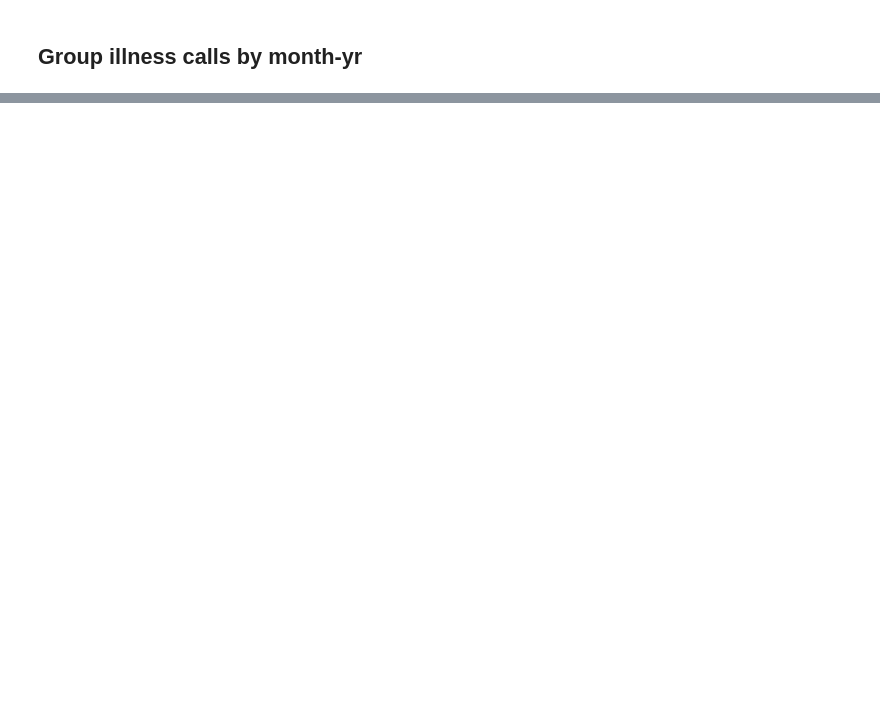
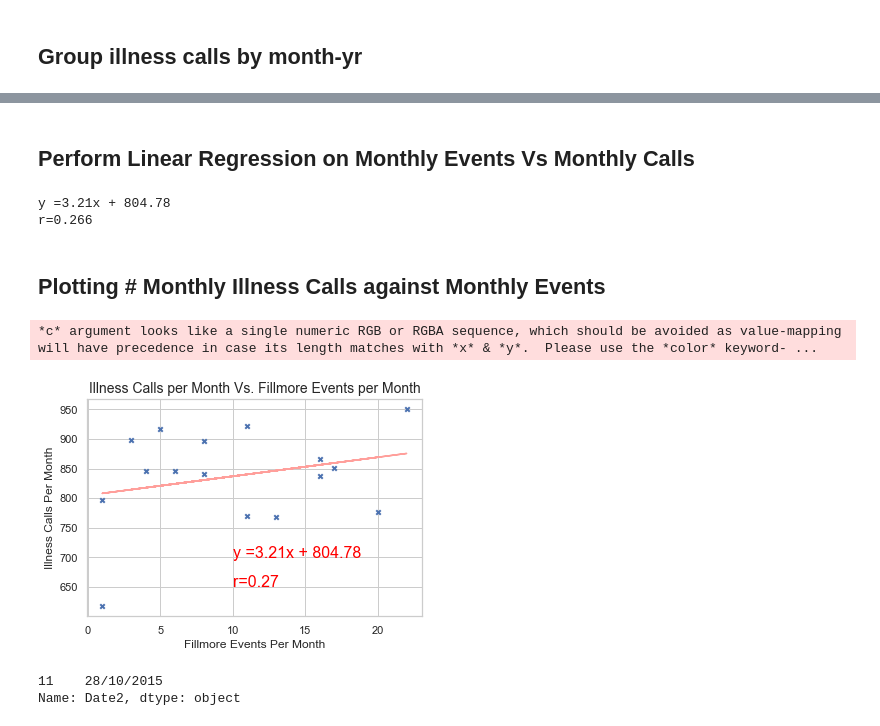
Before and after one commit to ClodettaV/Team_challenge_1, a Jupyter notebook: Dans_Part.ipynb, the cells around one changed output, grey strips where cells are left out. Cells and saved outputs as stored; diff of their text form; code cells hidden in the pictures; blank space fills up the shorter version.

```diff
--- a/Dans_Part.ipynb
+++ b/Dans_Part.ipynb
@@ -145,0 +220,4 @@ dtype: int64
+# %%
+# read County_Stats csv
+Fillmore_Events_df = pd.read_csv("Event History at The Fillmore.csv")
+Fillmore_Events_df.head()
@@ -145,0 +252,4 @@ dtype: int64
+# %%
+events_by_month=Fillmore_Events_df.groupby('MMM-YY').size()
+eventcount_df=pd.DataFrame({'MMM-YY':events_by_month.index, 'Events':events_by_month.values})
+eventcount_df.head()
@@ -145,0 +265,3 @@ dtype: int64
+# %%
+monthly_df=callcount_df.merge(eventcount_df, left_on='MMM-YY', right_on='MMM-YY', how='inner')
+monthly_df.head()
@@ -145,0 +275,44 @@ dtype: int64
+# %% [markdown]
+## Perform Linear Regression on Monthly Events Vs Monthly Calls
+# %%
+Call_Count=monthly_df.iloc[:,1].astype(float)
+Events_Count=monthly_df.iloc[:,2].astype(float)
+slope1, int1, r1, p, std_err = stats.linregress(Events_Count, Call_Count)
+Predicted1 = Events_Count * slope1 + int1
+line_eq1 = "y =" + str(round(slope1,2)) + "x + " + str(round(int1,2))
+print(line_eq1)
+print(f"r={round(r1,3)}")
+# %% [output]
+y =3.21x + 804.78
+r=0.266
+# %% [markdown]
+## Plotting # Monthly Illness Calls against Monthly Events
+# %%
+
+ax1 = monthly_df.plot.scatter(
+    x='Events',
+    y='Illness calls',
+    edgecolor="red",
+    linewidths=2,
+    marker="x",
+    alpha=1)
+
+ax1.set_title(f"Illness Calls per Month Vs. Fillmore Events per Month", fontsize = "14")
+ax1.set_xlabel(f"Fillmore Events Per Month", fontsize="12")
+ax1.set_ylabel(f"Illness Calls Per Month", fontsize="12")
+
+# AXES 1 Regression Line - Northern Hemisphere - Max Temp Vs Latitude
+ax1.plot(Events_Count,Predicted1, "r")
+ax1.annotate(line_eq1,(10,700),fontsize=16,color="red")
+ax1.annotate(f"r={round(r1,2)}",(10,650),fontsize=16,color="red")
+plt.show()
+# %% [output]
+*c* argument looks like a single numeric RGB or RGBA sequence, which should be avoided as value-mapping will have precedence in case its length matches with *x* & *y*.  Please use the *color* keyword- ...
+[figure, added]
+# %%
+mask = np.column_stack([Fillmore_Events_df["Concert  "].str.contains("Cypress Hill", na=True) for col in Fillmore_Events_df])
+Cypress_Hill_concert_Date=Fillmore_Events_df.loc[mask.any(axis=1)].Date2
+Cypress_Hill_concert_Date
+# %% [output]
+11    28/10/2015
+Name: Date2, dtype: object
```
Also changed, not shown: parts of 19 cells of this notebook, 1 other file.
